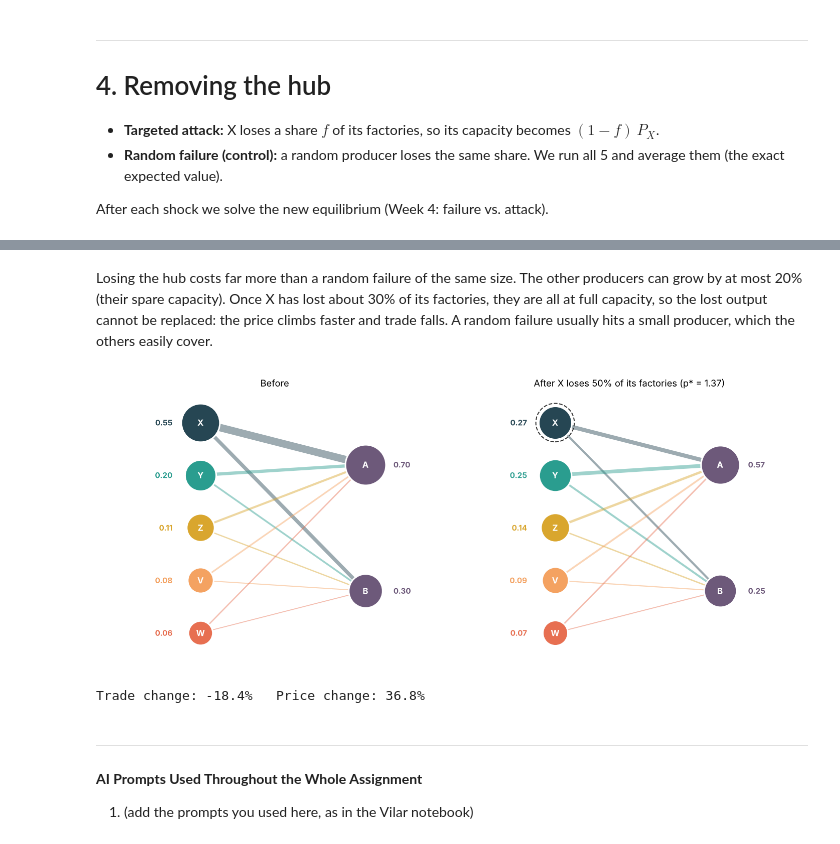
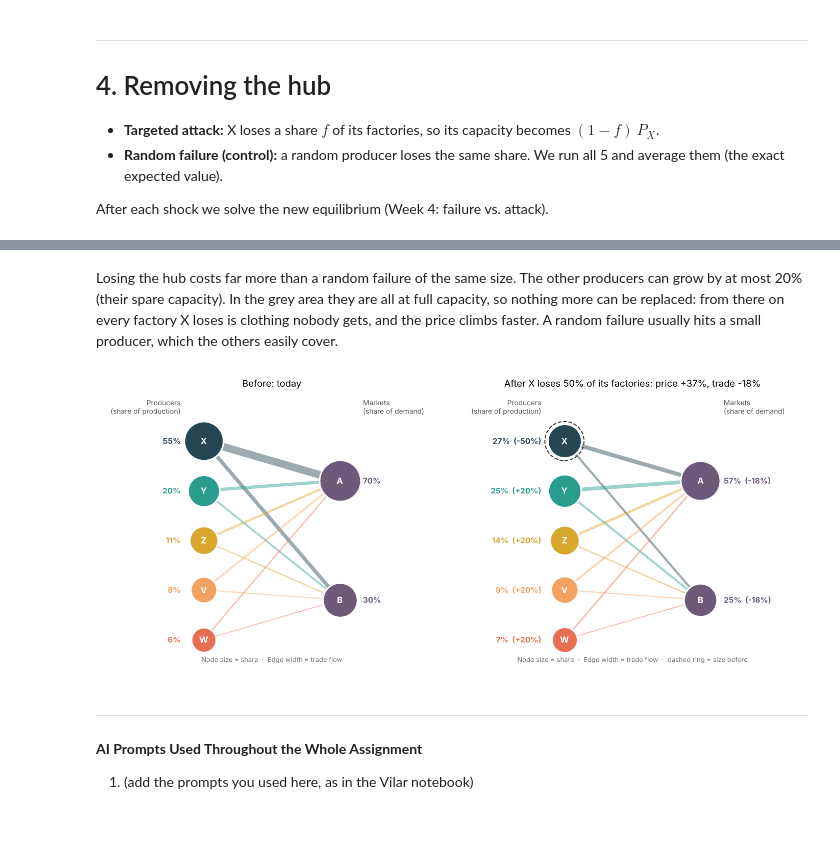
Before and after one commit to radiah23/Modeling-Fast-Fashion-Supply-Chain, a Jupyter notebook: Networks_FP_Model2.ipynb, the cells around one changed output, grey strips where cells are left out. Drawn from its saved outputs; the diff is of its cells as text; code cells hidden in the pictures.

```diff
--- a/Networks_FP_Model2.ipynb
+++ b/Networks_FP_Model2.ipynb
@@ -79,7 +79,7 @@ def build_network(P, C):
 
 def draw_network(G, ax, title, before=None):
     """Producers left, markets right. Node area ~ size, edge width ~ flow.
-    before = network before a shock: producers that lost output get a dashed ring."""
+    before = network before a shock: shows each node's % change and a dashed ring on the hit producer."""
     pos = {n: (0, -k) for k, n in enumerate(PRODUCERS)}
     pos.update({"A": (1, -0.8), "B": (1, -3.2)})
     ref = before if before is not None else G             # same edge scale before and after a shock
@@ -92,16 +92,25 @@ def draw_network(G, ax, title, before=None):
         col = COLORS.get(n, MARKET_COLOR)
         ax.scatter(x, y, s=300 + 3000 * np.sqrt(s), color=col, edgecolor="white", linewidth=2, zorder=3)
         ax.text(x, y, n, ha="center", va="center", color="white", fontweight="bold", fontsize=11, zorder=4)
+        label = f"{100 * s:.0f}%"
+        if before is not None:                              # add the change, e.g. "27%  (-50%)"
+            ch = 100 * (s / before.nodes[n]["size"] - 1)
+            label += f"  ({ch:+.0f}%)"
         side = -1 if G.nodes[n]["kind"] == "producer" else 1
-        ax.text(x + side * 0.17, y, f"{s:.2f}", ha="right" if side < 0 else "left", va="center",
+        ax.text(x + side * 0.17, y, label, ha="right" if side < 0 else "left", va="center",
                 fontsize=10, color=col, fontweight="bold")
         if before is not None and n in PRODUCERS and s < before.nodes[n]["size"] - 1e-9:
             ax.scatter(x, y, s=300 + 3000 * np.sqrt(before.nodes[n]["size"]), facecolor="none",
                        edgecolor="#333333", linestyle="--", linewidth=1.3, zorder=2)
-    ax.set_xlim(-0.6, 1.5); ax.set_ylim(-4.6, 0.6); ax.set_title(title, fontsize=12); ax.axis("off")
+    ax.text(-0.17, 0.55, "Producers\n(share of production)", ha="right", fontsize=9, color="#555555")
+    ax.text(1.17, 0.55, "Markets\n(share of demand)", ha="left", fontsize=9, color="#555555")
+    ax.text(0.5, -4.45, "Node size = share  ·  Edge width = trade flow" +
+            ("  ·  dashed ring = size before" if before is not None else ""),
+            ha="center", fontsize=8.5, color="#777777")
+    ax.set_xlim(-0.75, 1.75); ax.set_ylim(-4.6, 1.0); ax.set_title(title, fontsize=12); ax.axis("off")
 
 G0 = build_network(P0, C0)
 fig, ax = plt.subplots(figsize=(7, 5.5))
-draw_network(G0, ax, f"Baseline network (shares of total trade, α = {ALPHA:.2f})")
+draw_network(G0, ax, "Who sells to whom today")
 plt.tight_layout(); plt.show()
 # %% [output]
@@ -180,16 +231,15 @@ plt.tight_layout(); plt.show()
 # %% [markdown]
-Losing the hub costs far more than a random failure of the same size. The other producers can grow by at most 20% (their spare capacity). Once X has lost about 30% of its factories, they are all at full capacity, so the lost output cannot be replaced: the price climbs faster and trade falls. A random failure usually hits a small producer, which the others easily cover.
+Losing the hub costs far more than a random failure of the same size. The other producers can grow by at most 20% (their spare capacity). In the grey area they are all at full capacity, so nothing more can be replaced: from there on every factory X loses is clothing nobody gets, and the price climbs faster. A random failure usually hits a small producer, which the others easily cover.
 # %%
-# The network before and after X loses half of its factories
+# The network before and after X loses half of its factories (numbers = share of today's trade, change in brackets)
 p_half, S_half, D_half = equilibrium(shocked(0, 0.5))
 fig, ax = plt.subplots(1, 2, figsize=(13, 5.5))
-draw_network(G0, ax[0], "Before")
-draw_network(build_network(S_half, D_half), ax[1], f"After X loses 50% of its factories (p* = {p_half:.2f})", before=G0)
+draw_network(G0, ax[0], "Before: today")
+draw_network(build_network(S_half, D_half), ax[1],
+             f"After X loses 50% of its factories: price {100*(p_half-1):+.0f}%, trade {100*(S_half.sum()-1):+.0f}%", before=G0)
 plt.tight_layout(); plt.show()
-print(f"Trade change: {100 * (S_half.sum() - 1):.1f}%   Price change: {100 * (p_half - 1):.1f}%")
 # %% [output]
-[figure, old version]
+[figure, new version]
-Trade change: -18.4%   Price change: 36.8%
 # %% [markdown]
 ---
 **AI Prompts Used Throughout the Whole Assignment**
```
Also changed, not shown: parts of 6 cells of this notebook.
